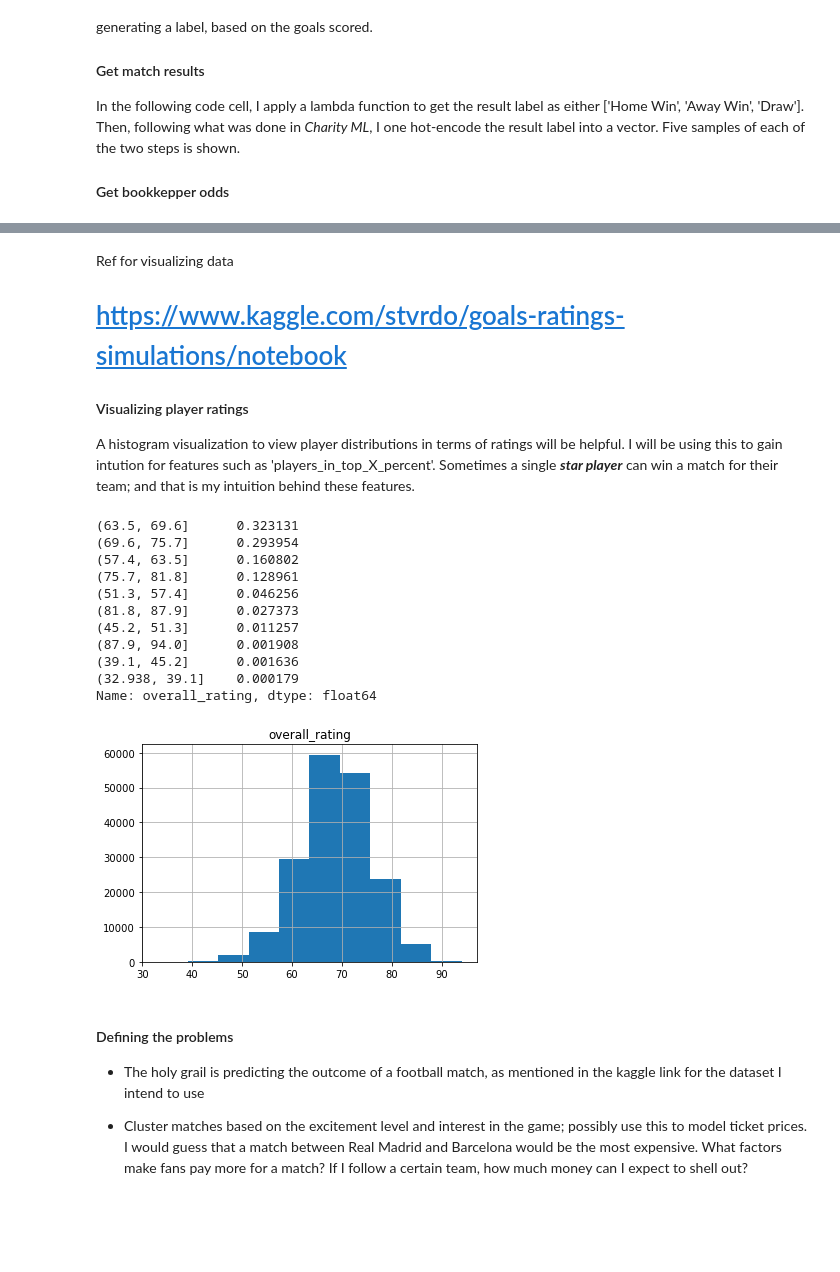
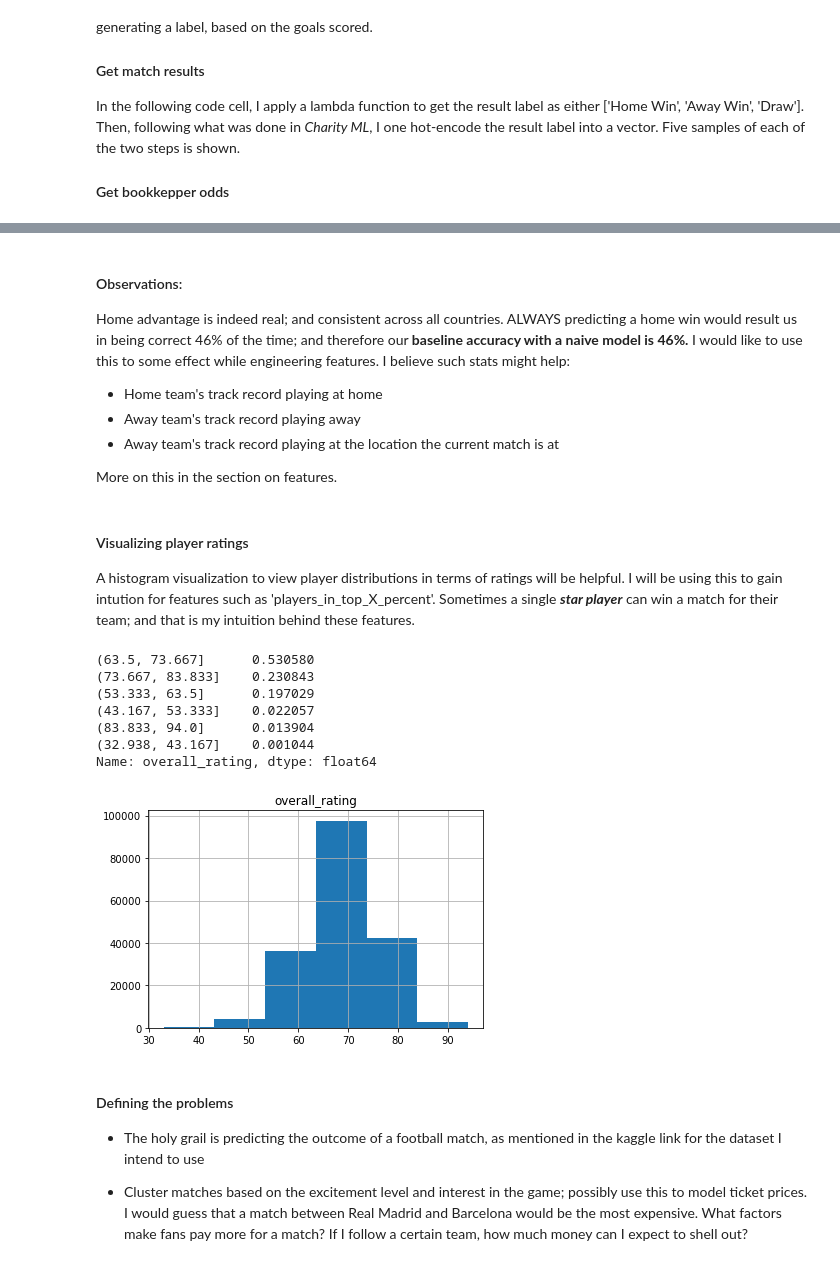
Before and after one commit to sgoyal1012/UdacityNanodegreeSubmissions, a Jupyter notebook: EuropeanSoccer_Capstone/Notebook_Code/EuropeanSoccerCapstone.ipynb, the cells around one changed output, grey strips where cells are left out. Drawn from its saved outputs; the diff is of its cells as text; code cells hidden in the pictures; blank space fills up the shorter version.

```diff
--- a/EuropeanSoccer_Capstone/Notebook_Code/EuropeanSoccerCapstone.ipynb
+++ b/EuropeanSoccer_Capstone/Notebook_Code/EuropeanSoccerCapstone.ipynb
@@ -137,27 +160,29 @@ Home advantage is real, as mentioned in the Kaggle link, as well as here: http:/
+# %% [markdown]
+#### Observations:
+Home advantage is indeed real; and consistent across all countries. ALWAYS predicting a home win would result us in being correct 46% of the time; and therefore our **baseline accuracy with a naive model is 46%.**
+I would like to use this to some effect while engineering features. I believe such stats might help:
+* Home team's track record playing at home
+* Away team's track record playing away
+* Away team's track record playing at the location the current match is at
+
+More on this in the section on features.
 # %% [markdown]
-Ref for visualizing data
-# https://www.kaggle.com/stvrdo/goals-ratings-simulations/notebook
-
 #### Visualizing player ratings
 A histogram visualization to view player distributions in terms of ratings will be helpful. I will be using this to gain intution for features such as 'players_in_top_X_percent'. Sometimes a single ***star player*** can win a match for their team; and that is my intuition behind these features.
 # %%
 import matplotlib.pyplot as plt
 # Visualize player ratings
-players_df.hist(column= 'overall_rating', bins = 10)
-players_df['overall_rating'].value_counts(bins = 10, normalize=True)
+players_df.hist(column= 'overall_rating', bins = 6)
+players_df['overall_rating'].value_counts(bins = 6, normalize=True)
 # %% [output]
-(63.5, 69.6]      0.323131
-(69.6, 75.7]      0.293954
-(57.4, 63.5]      0.160802
-(75.7, 81.8]      0.128961
-(51.3, 57.4]      0.046256
-(81.8, 87.9]      0.027373
-(45.2, 51.3]      0.011257
-(87.9, 94.0]      0.001908
-(39.1, 45.2]      0.001636
-(32.938, 39.1]    0.000179
+(63.5, 73.667]      0.530580
+(73.667, 83.833]    0.230843
+(53.333, 63.5]      0.197029
+(43.167, 53.333]    0.022057
+(83.833, 94.0]      0.013904
+(32.938, 43.167]    0.001044
 Name: overall_rating, dtype: float64
-[figure, old version]
+[figure, new version]
 # %% [markdown]
 #### Defining the problems
 
```
Also changed, not shown: parts of 10 cells of this notebook, 1 other file.
